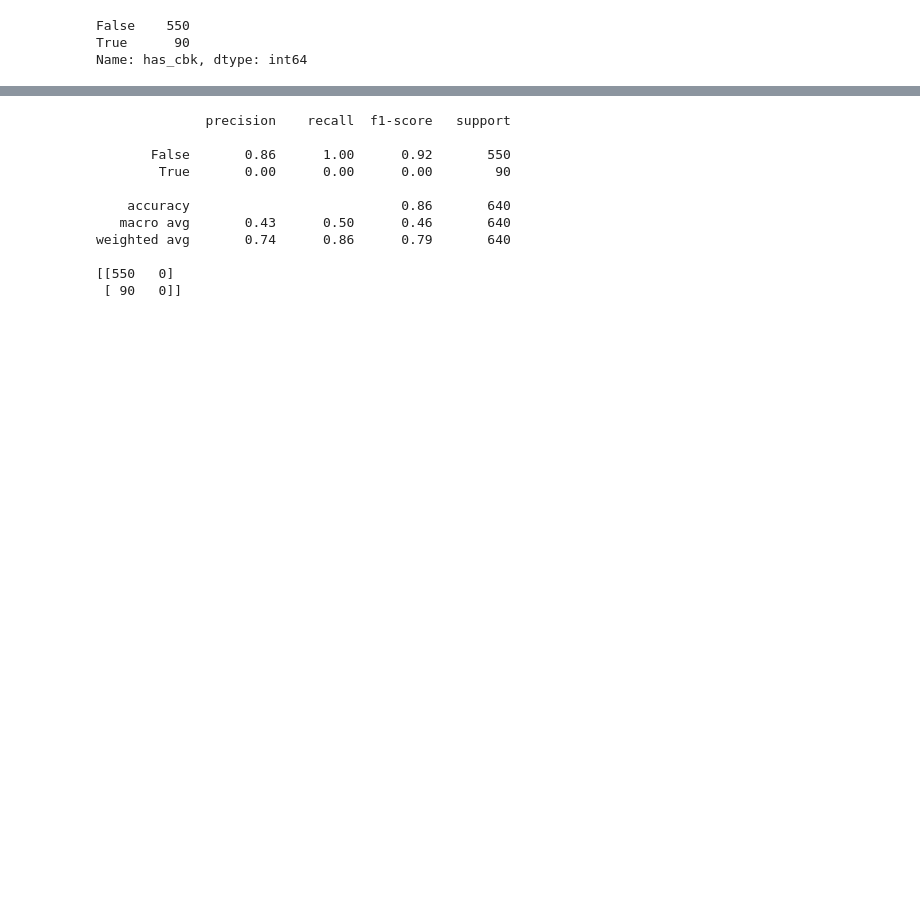
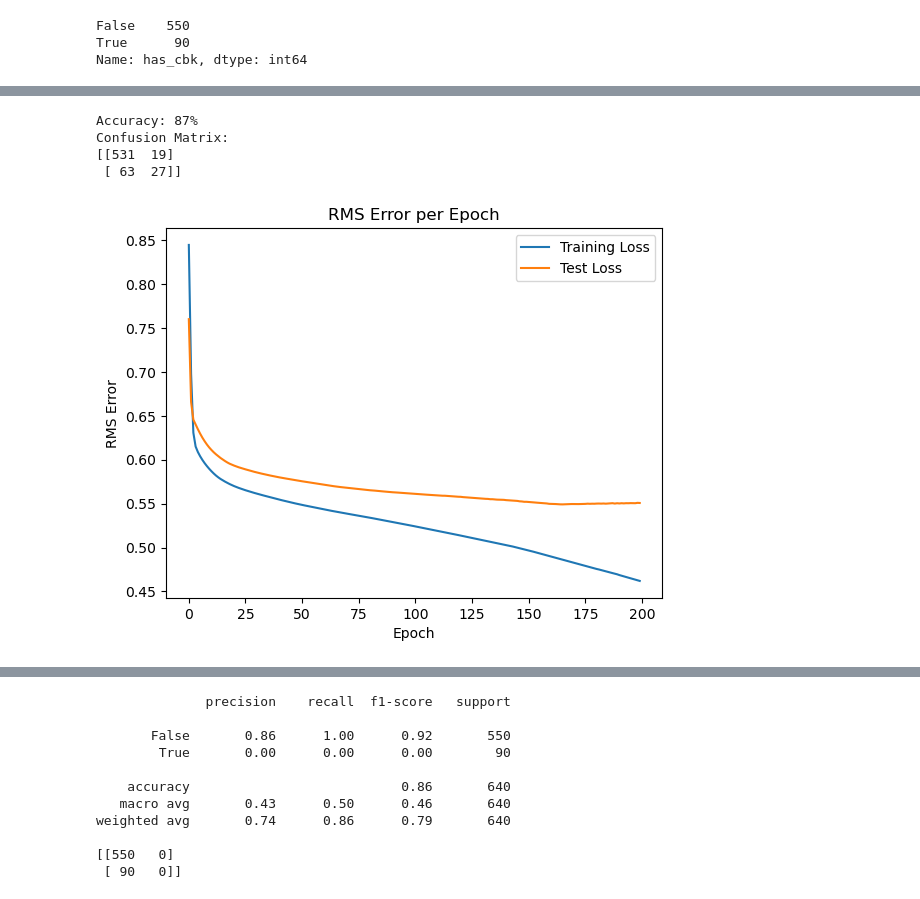
Before and after one commit to ViniSSBrandao/Chargeback-Detection, a Jupyter notebook: index.ipynb, the cells around one changed output, grey strips where cells are left out. Saved outputs shown, nothing was run; the diff lists cells and outputs as text; code cells hidden in the pictures; blank space fills up the shorter version.

```diff
--- a/index.ipynb
+++ b/index.ipynb
@@ -288 +339,48 @@ Name: has_cbk, dtype: int64
+# %%
+# 200 epch rstate=42
+
+# Define the model
+model = MLPClassifier(hidden_layer_sizes=(64, 32, 16, 8), batch_size=50, activation='relu', solver='sgd',
+                      max_iter=200, alpha=0.01, learning_rate='adaptive', random_state=42)
+
+# Initialize lists to store training and test losses per epoch
+train_loss = []
+test_loss = []
+
+# Train the model and collect loss per epoch
+for epoch in range(200):
+    model.partial_fit(X_train_scaled, y_train, classes=np.unique(y_train))
+    train_loss.append(model.loss_)
+
+    # Calculate test loss
+    y_pred_proba = model.predict_proba(X_test_scaled)
+    loss = log_loss(y_test, y_pred_proba)
+    test_loss.append(loss)
+
+# Make predictions
+y_pred = model.predict(X_test_scaled)
+
+# Calculate accuracy
+accuracy = model.score(X_test_scaled, y_test)
+print(f"Accuracy: {100*accuracy:.0f}%")
+
+# Confusion matrix
+conf_matrix = confusion_matrix(y_test, y_pred)
+print("Confusion Matrix:")
+print(conf_matrix)
+
+# Plotting RMS error per epoch
+plt.plot(np.sqrt(train_loss), label='Training Loss')
+plt.plot(np.sqrt(test_loss), label='Test Loss')
+plt.title('RMS Error per Epoch')
+plt.xlabel('Epoch')
+plt.ylabel('RMS Error')
+plt.legend()
+plt.show()
+# %% [output]
+Accuracy: 87%
+Confusion Matrix:
+[[531  19]
+ [ 63  27]]
+[figure, added]
 # %%
```
Also changed, not shown: parts of 10 cells of this notebook.
